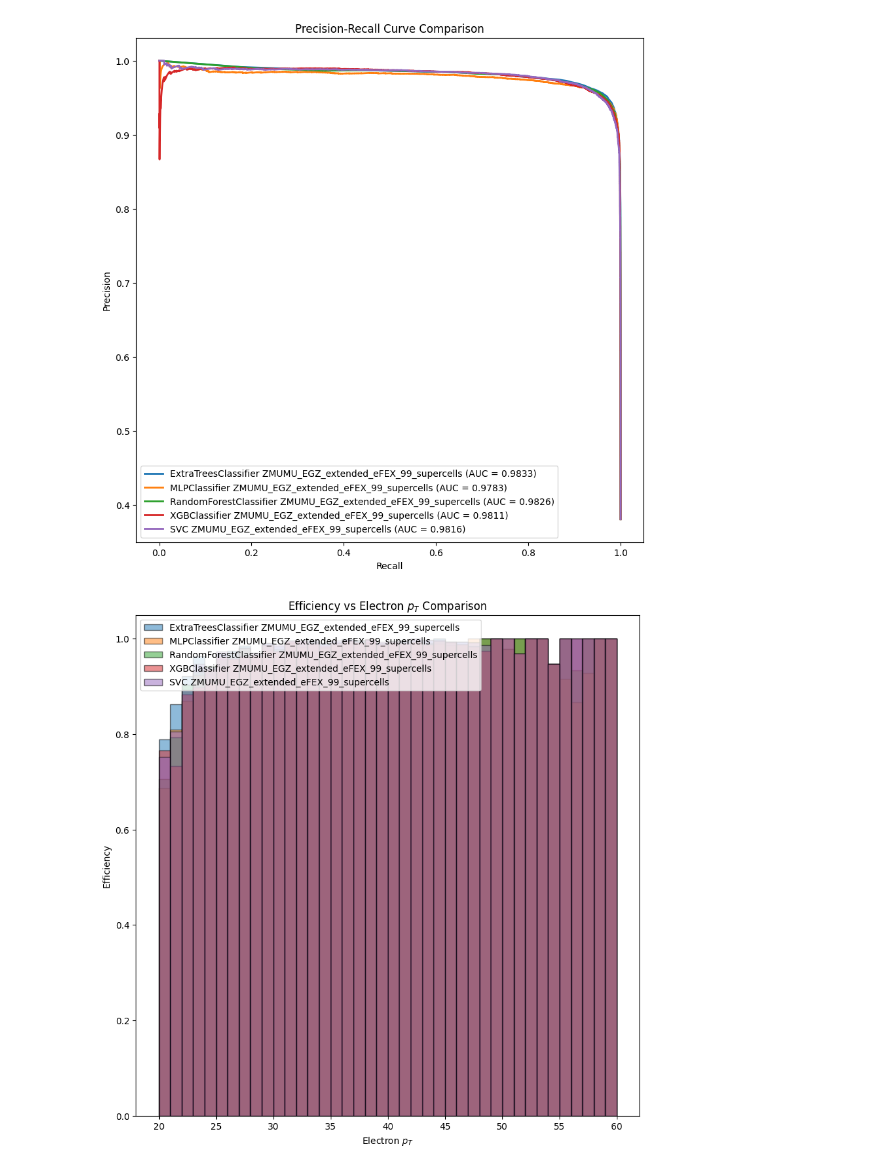
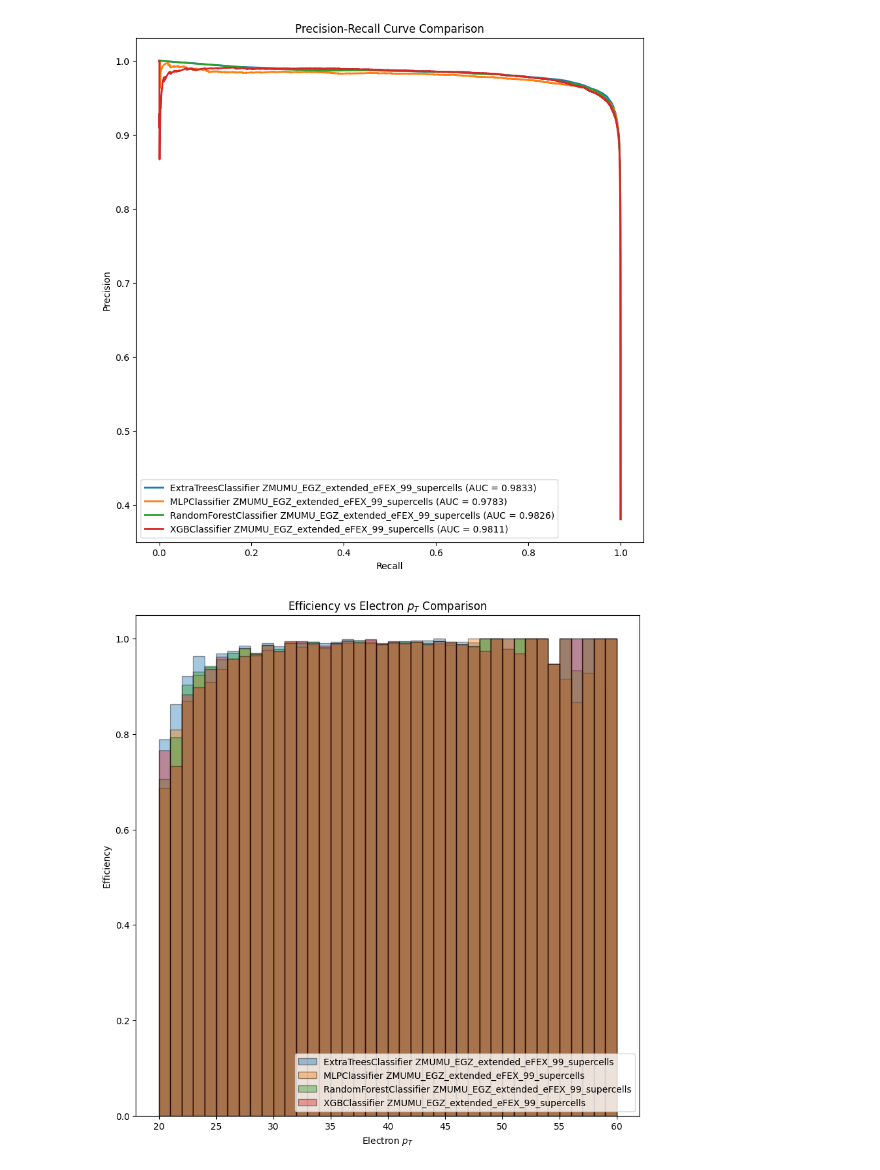
Before and after one commit to chirpt/ATLAS-L1-Trigger-Y4-Project, a Jupyter notebook: eFEX/chirp_presentation_comparison.ipynb, the cells around one changed output. Saved outputs shown, nothing was run; the diff lists cells and outputs as text; code cells hidden in the pictures.

```diff
--- a/eFEX/chirp_presentation_comparison.ipynb
+++ b/eFEX/chirp_presentation_comparison.ipynb
@@ -8,9 +8,9 @@ sys.path.append(parent_dir)
 from utilities_new import *
 # %%
 
-data_subdirs = ["ZMUMU_EGZ_extended_eFEX", "ZMUMU_EGZ_extended_eFEX", "ZMUMU_EGZ_extended_eFEX","ZMUMU_EGZ_extended_eFEX", "ZMUMU_EGZ_extended_eFEX"]
-descriptions = ["99_supercells", "99_supercells", "99_supercells","99_supercells", "99_supercells"]
-classifiers = ["ExtraTreesClassifier", "MLPClassifier","RandomForestClassifier","XGBClassifier","SVC"]
+data_subdirs = ["ZMUMU_EGZ_extended_eFEX", "ZMUMU_EGZ_extended_eFEX", "ZMUMU_EGZ_extended_eFEX","ZMUMU_EGZ_extended_eFEX"]
+descriptions = ["99_supercells", "99_supercells", "99_supercells","99_supercells"]
+classifiers = ["ExtraTreesClassifier", "MLPClassifier","RandomForestClassifier","XGBClassifier"]
 ids = [data_subdirs[i]+"_"+descriptions[i] for i in range(len(data_subdirs))]
 figsize=(10, 10)
 rejection_rates_heuristic =  [0.0, 0.8009311588352441, 0.8357150546315733, 0.8618870768071478]
@@ -70,10 +70,10 @@ plt.figure(figsize=figsize)
 for classifier, desc, id_ in zip(classifiers, descriptions, ids):
     bins, eff = read_efficiency_vs_ele_PT(classifier, desc, id_)
     if bins and eff:
-        plt.bar(bins[:-1], eff, width=np.diff(bins), alpha=0.5, align='edge', edgecolor='black', label=f"{classifier} {id_}")
+        plt.bar(bins[:-1], eff, width=np.diff(bins), alpha=0.4, align='edge', edgecolor='black', label=f"{classifier} {id_}")
 plt.xlabel('Electron $p_T$')
 plt.ylabel('Efficiency')
 plt.title('Efficiency vs Electron $p_T$ Comparison')
-plt.legend()
+plt.legend(loc="lower right")  # Move legend to bottom right
 plt.show()
 # %% [output]
@@ -82,2 +82,2 @@ plt.show()
-[figure, old version]
+[figure, new version]
-[figure, old version]
+[figure, new version]
```
Also changed, not shown: parts of 1 cell of this notebook, 28 other files.
